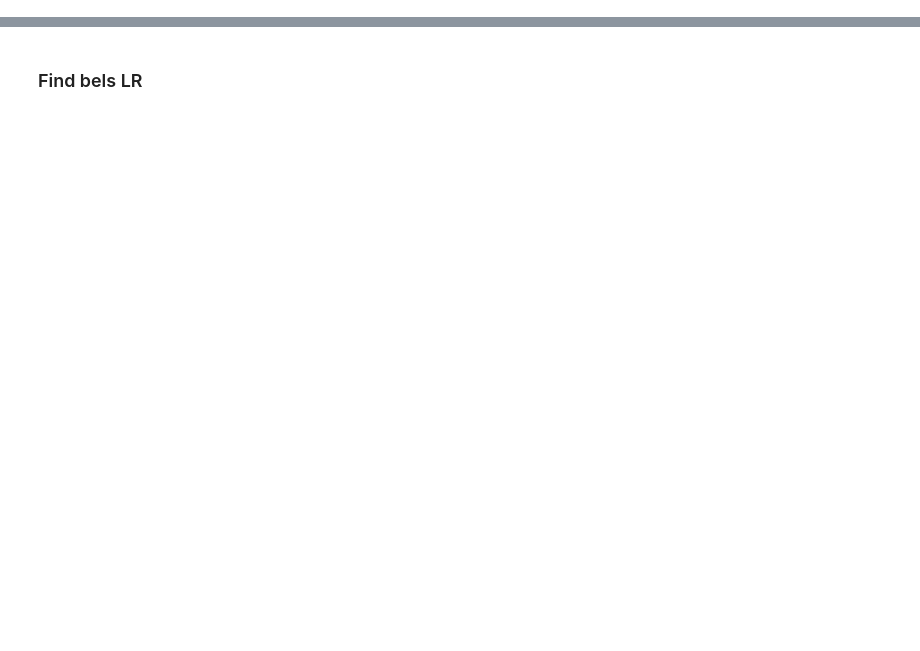
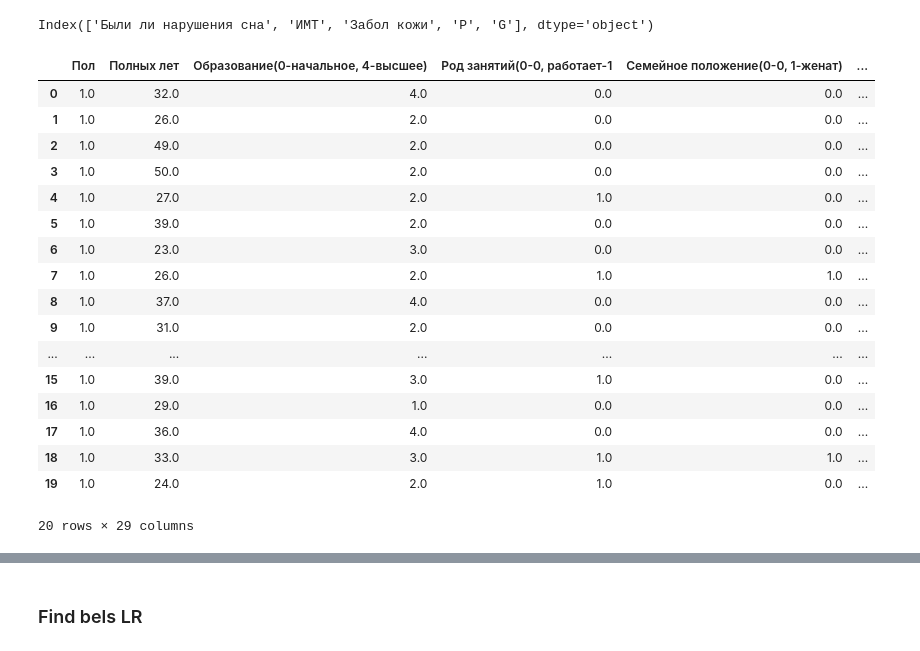
Before and after one commit to Nikitaion/mental_disorders, a Jupyter notebook: mental_disorders.ipynb, the cells around one changed output, grey strips where cells are left out. Saved outputs shown, nothing was run; the diff lists cells and outputs as text; code cells hidden in the pictures; blank space fills up the shorter version.

Commit message:
Used new data. Found top selected features

```diff
--- a/mental_disorders.ipynb
+++ b/mental_disorders.ipynb
@@ -441,0 +366,28 @@ X_anova = SelectKBest(f_classif, k=4).fit_transform(X, y)
+# %%
+# Now use the SelectKBest Model with the chi2 classifier to find the best features
+
+sel_ = SelectKBest(chi2, k=5).fit(X, y)
+X.columns[sel_.get_support()]
+# %% [output]
+Index(['Были ли нарушения сна', 'ИМТ', 'Забол кожи', 'P', 'G'], dtype='object')
+# %%
+ds.head(20)
+# %% [output]
+|  | Пол | Полных лет | Образование(0-начальное, 4-высшее) | Род занятий(0-0, работает-1 | Семейное положение(0-0, 1-женат) | ... |
+| 0 | 1.0 | 32.0 | 4.0 | 0.0 | 0.0 | ... |
+| 1 | 1.0 | 26.0 | 2.0 | 0.0 | 0.0 | ... |
+| 2 | 1.0 | 49.0 | 2.0 | 0.0 | 0.0 | ... |
+| 3 | 1.0 | 50.0 | 2.0 | 0.0 | 0.0 | ... |
+| 4 | 1.0 | 27.0 | 2.0 | 1.0 | 0.0 | ... |
+| 5 | 1.0 | 39.0 | 2.0 | 0.0 | 0.0 | ... |
+| 6 | 1.0 | 23.0 | 3.0 | 0.0 | 0.0 | ... |
+| 7 | 1.0 | 26.0 | 2.0 | 1.0 | 1.0 | ... |
+| 8 | 1.0 | 37.0 | 4.0 | 0.0 | 0.0 | ... |
+| 9 | 1.0 | 31.0 | 2.0 | 0.0 | 0.0 | ... |
+| ... | ... | ... | ... | ... | ... | ... |
+| 15 | 1.0 | 39.0 | 3.0 | 1.0 | 0.0 | ... |
+| 16 | 1.0 | 29.0 | 1.0 | 0.0 | 0.0 | ... |
+| 17 | 1.0 | 36.0 | 4.0 | 0.0 | 0.0 | ... |
+| 18 | 1.0 | 33.0 | 3.0 | 1.0 | 1.0 | ... |
+| 19 | 1.0 | 24.0 | 2.0 | 1.0 | 0.0 | ... |
+20 rows × 29 columns
```
Also changed, not shown: parts of 74 cells of this notebook.
